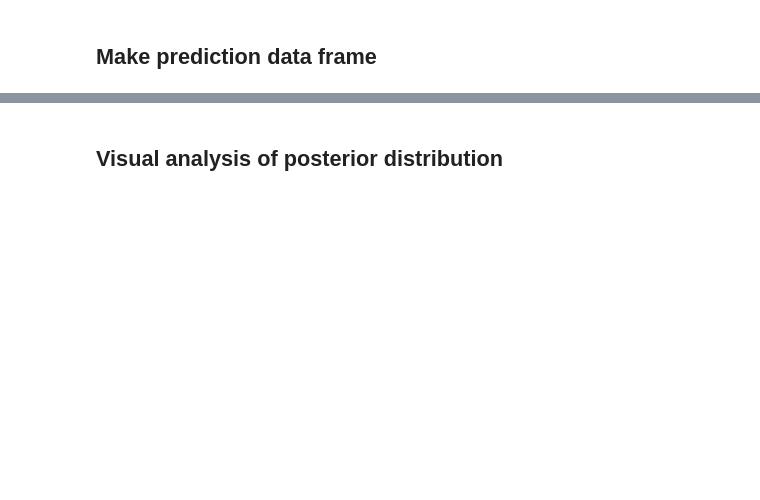
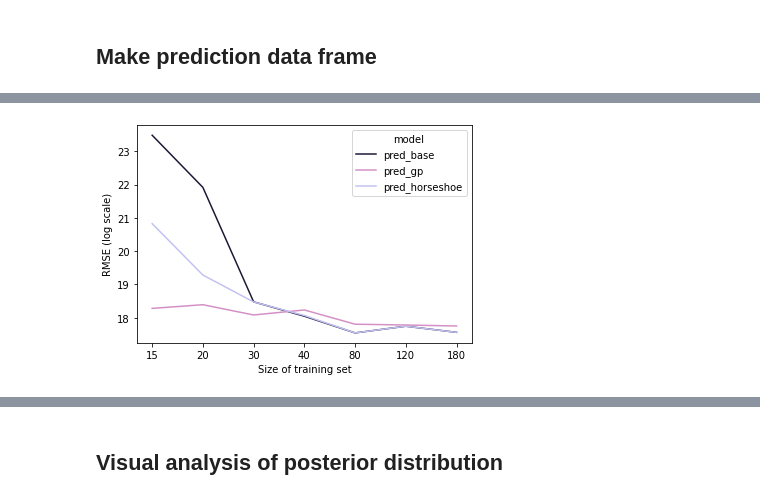
Before and after one commit to LTluttmann/ProbMod, a Jupyter notebook: Python/nb_analysis_of_results.ipynb, the cells around one changed output, grey strips where cells are left out. Drawn from its saved outputs; the diff is of its cells as text; code cells hidden in the pictures; blank space fills up the shorter version.

```diff
--- a/Python/nb_analysis_of_results.ipynb
+++ b/Python/nb_analysis_of_results.ipynb
@@ -38,0 +122,7 @@ MAPE:  0.9992698237820821
+# %%
+err_df.plot(xticks=range(len(err_df.index)), color=cmap)
+plt.ylabel("RMSE (log scale)")
+plt.xlabel("Size of training set")
+plt.savefig("../figures/rmse_comp_models")
+# %% [output]
+[figure, added]
```
Also changed, not shown: parts of 41 cells of this notebook, 8 other files.
